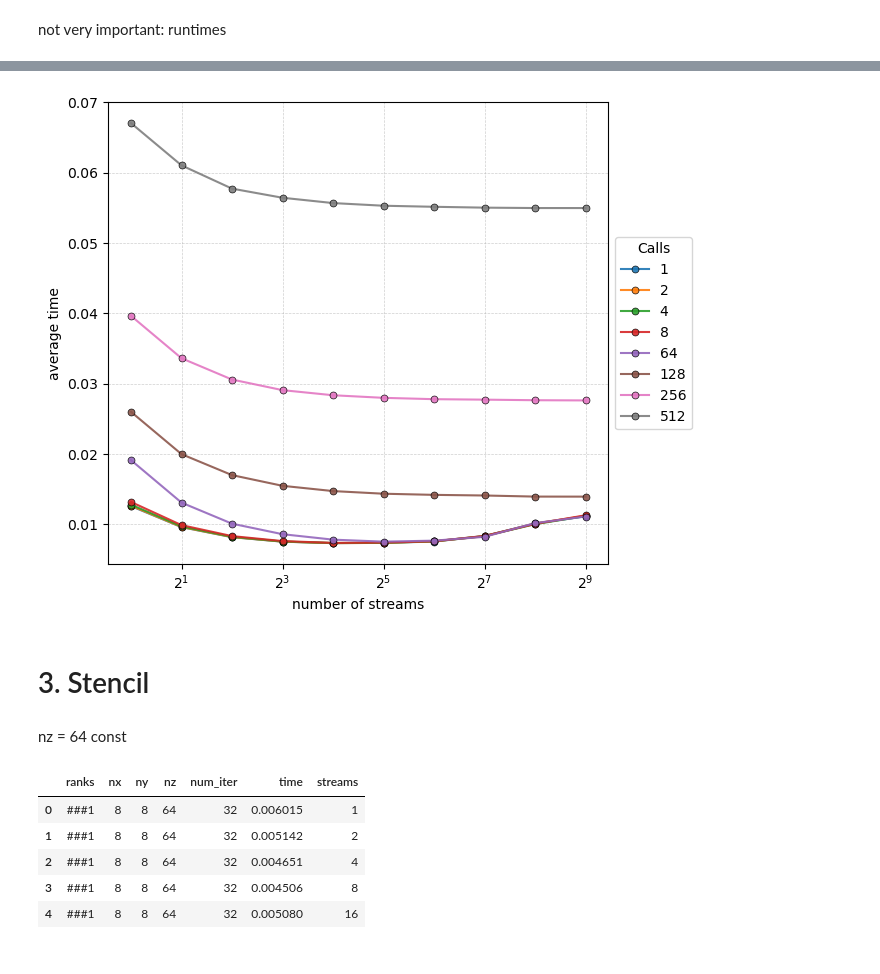
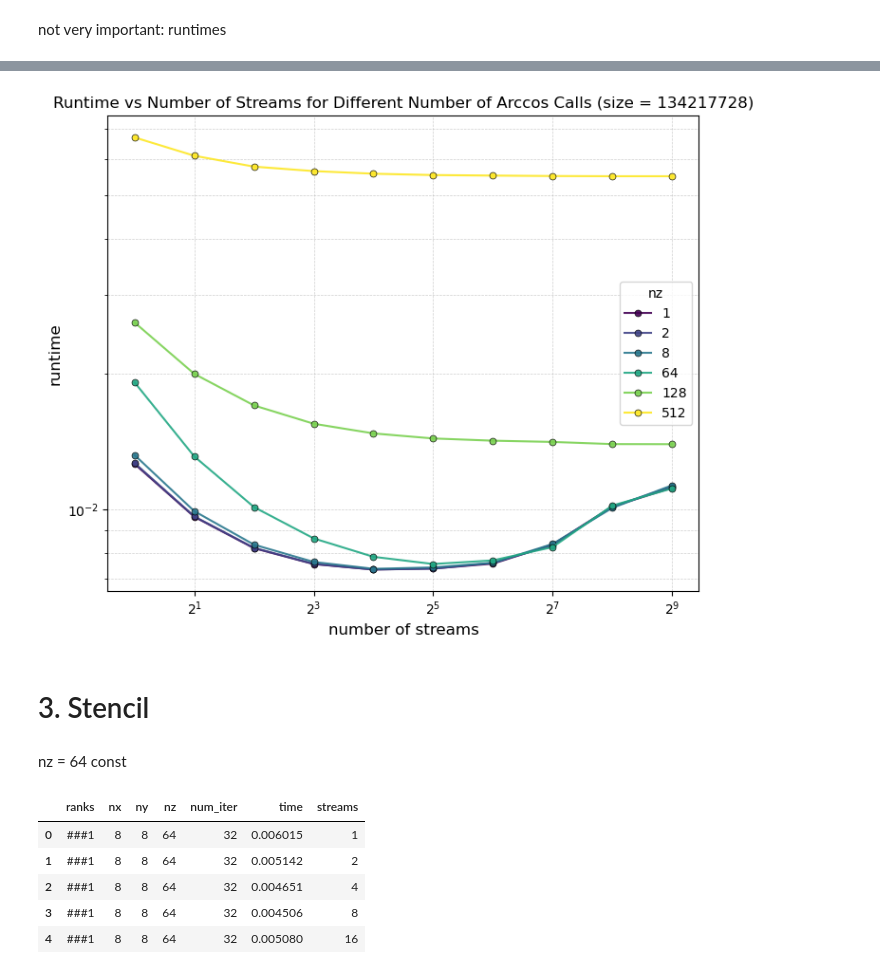
Before and after one commit to grafrap/HPC4WC-overlapping, a Jupyter notebook: measurements/cuda_plots.ipynb, the cells around one changed output, grey strips where cells are left out. Cells and saved outputs as stored; diff of their text form; code cells hidden in the pictures.

```diff
--- a/measurements/cuda_plots.ipynb
+++ b/measurements/cuda_plots.ipynb
@@ -197,7 +232,9 @@ plt.show()
 übersichtlicher:
 # %%
 streams = [1, 2, 32, 512]
-for i in streams:
+colors = plt.cm.viridis(np.linspace(0, 1, 4))
+
+for idx, i in enumerate(streams):
     sub_df = df[df['NUM_STREAMS'] == i]
     plt.plot(sub_df['Size'], sub_df['Time'],
                  marker='o',                # Dots
@@ -205,13 +242,19 @@ for i in streams:
                  alpha=0.9,                 # Transparency
                  markeredgecolor='black',  # Edge color
                  markeredgewidth=0.5,      # Edge thickness
-                 label=f'{i:,}')
+                 label=f'{i:,}',
+                 color = colors[idx])
 
 plt.xscale('log', base = 2)
 plt.yscale('log')
-plt.xlabel('array size')
-plt.ylabel('average time')
+plt.xlabel('array size', fontsize = 12)
+plt.ylabel('average time', fontsize = 12)
 plt.grid(True, which='both', linestyle='--', linewidth=0.5, alpha=0.6)
+plt.legend(title="Streams", loc='best', fontsize='medium', title_fontsize='medium')
 
-plt.legend(loc='center left', bbox_to_anchor=(1, 0.5), title='Streams')
+plt.title("Runtime vs Array Sizes for Different Numbers of Streams")
+plt.tight_layout()
+
+plt.savefig('arccos_runstime_size_streams.pdf', bbox_inches='tight')
+plt.show()
 # %% [output]
@@ -355,15 +415,16 @@ not very important: runtimes
 plt.figure(figsize=(8, 6))
 print(numcalls)
 
+reduced_calls = np.array([1, 2, 8, 64, 128, 512])
+
+colors = plt.cm.viridis(np.linspace(0, 1, len(reduced_calls)))
+
+
+
 size = 134217728
 
-for idx, call in enumerate(numcalls):
+for idx, call in enumerate(reduced_calls):
         sub_df = df_multi[(df_multi['Size'] == size) & (df_multi['Num_Repetitions'] == call) ]
-#         plt.scatter(sub_df['Num_Streams'], sub_df['Time'],
-#                 label=f'{call:,}',  # Adds thousands separators
-#                 s=10,  # Larger dots
-#                 alpha=0.9,  # Slight transparency
-#                 edgecolor='black', linewidth=0.5)
 
         if sub_df.empty:
             print(f"Warning: No data for size={size} and Num_Repetitions={call}")
@@ -377,19 +438,20 @@ for idx, call in enumerate(numcalls):
                  alpha=0.9,                 # Transparency
                  markeredgecolor='black',  # Edge color
                  markeredgewidth=0.5,      # Edge thickness
-                 label=f'{call:,}')
+                 label=f'{call:,}',
+                color = colors[idx])
 
 plt.xscale('log', base = 2)
-#plt.yscale('log')
-plt.xlabel('number of streams')
-plt.ylabel('average time')
-plt.legend(loc='center left', bbox_to_anchor=(1, 0.5), title='Calls')
+plt.yscale('log')
+plt.xlabel('number of streams', fontsize=12)
+plt.ylabel('runtime', fontsize=12)
+plt.legend(loc='center left', bbox_to_anchor=(1, 0.5), title='nz')
+plt.title(f"Runtime vs Number of Streams for Different Number of Arccos Calls (size = {size})")
 plt.grid(True, which='both', linestyle='--', linewidth=0.5, alpha=0.6)
-
-# Add space on the right for the legend
-plt.subplots_adjust(right=0.75)
-
-plt.savefig('cuda_scaling.pdf', bbox_inches='tight')
+#plt.axhline(1, color='gray', linestyle='--', linewidth=1)
+plt.tight_layout()
+plt.legend(title="nz", loc='best', fontsize='medium', title_fontsize='medium')
+plt.savefig(f"multiple_arccos_runtime_streams_calls.pdf")
 plt.show()
 # %% [output]
 [  1   2   4   8  16  32  64 128 256 512]
@@ -398,8 +458,8 @@ Warning: No data for size=134217728 and Num_Repetitions=32
-[figure, old version]
+[figure, new version]
 # %% [markdown]
 # 3. Stencil
-# %% [markdown]
-nz = 64 const
+# %% [markdown]
+nz = 64 const
 # %%
 df_stencil = pd.read_csv("stencil_gpu_scaling_265180.csv")
 df_stencil.head()
```
Also changed, not shown: parts of 36 cells of this notebook, 5 other files.
